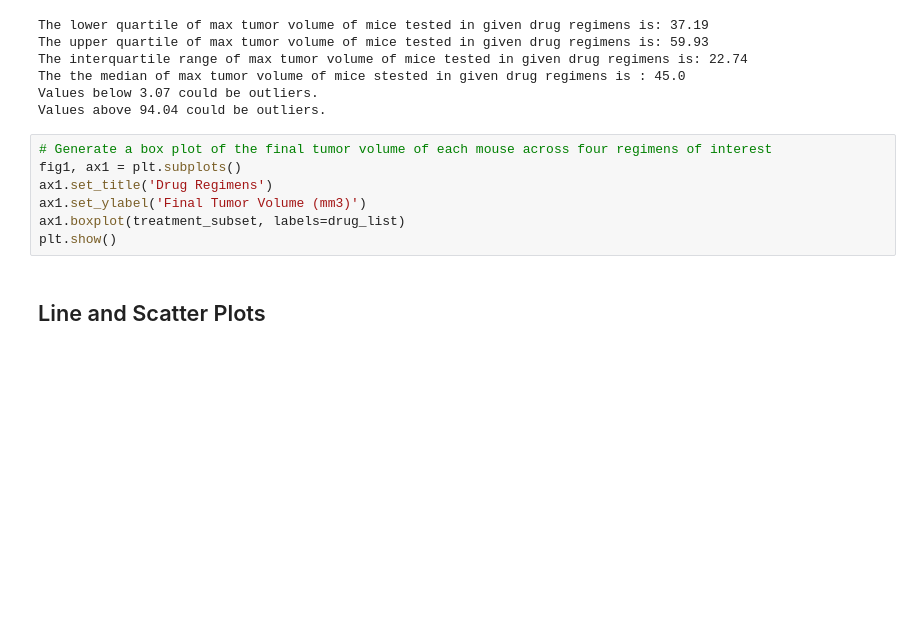
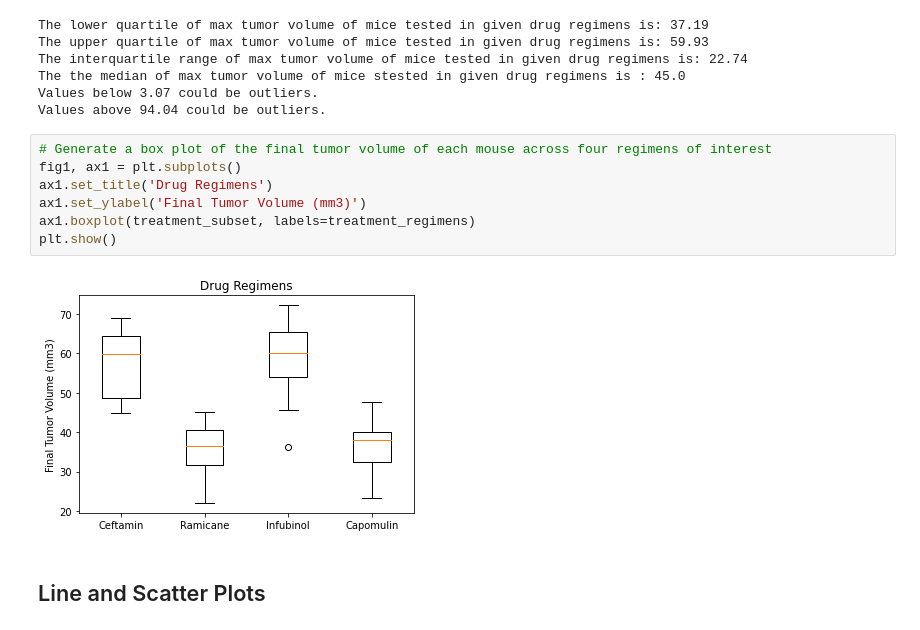
Before and after one commit to TinaKuo77/Matplotlib_Challenging, a Jupyter notebook: Pymaceuticals/FinalResult.ipynb, the cells around one changed output. Cells and saved outputs as stored; diff of their text form; blank space fills up the shorter version.

Commit message:
The Power of Plots

```diff
--- a/Pymaceuticals/FinalResult.ipynb
+++ b/Pymaceuticals/FinalResult.ipynb
@@ -292,10 +292,12 @@ Values above 94.04 could be outliers.
 # %%
 # Generate a box plot of the final tumor volume of each mouse across four regimens of interest
 fig1, ax1 = plt.subplots()
 ax1.set_title('Drug Regimens')
 ax1.set_ylabel('Final Tumor Volume (mm3)')
-ax1.boxplot(treatment_subset, labels=drug_list)
+ax1.boxplot(treatment_subset, labels=treatment_regimens)
 plt.show()
+# %% [output]
+[figure, added]
 # %% [markdown]
 ## Line and Scatter Plots
 # %%
```
Also changed, not shown: parts of 1 cell of this notebook.
